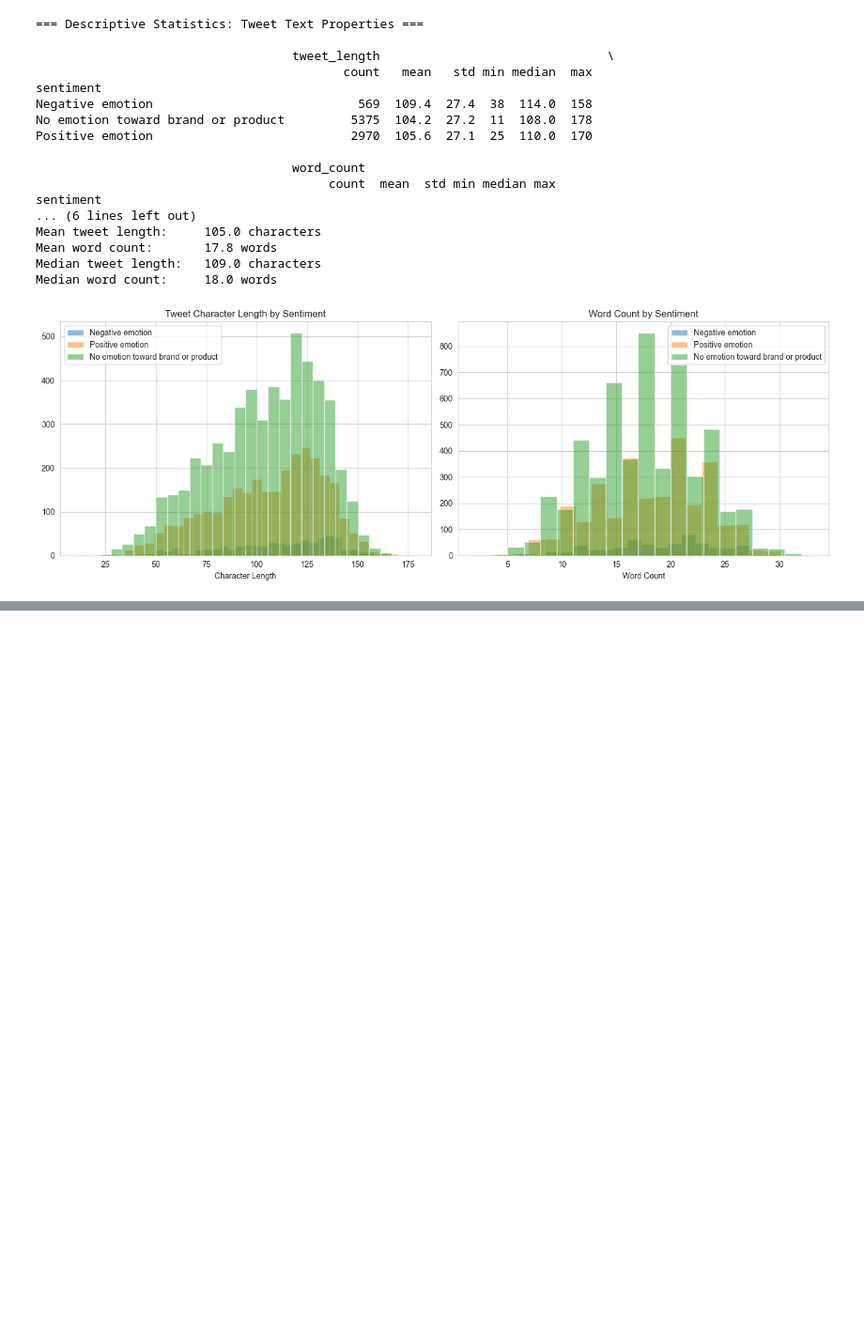
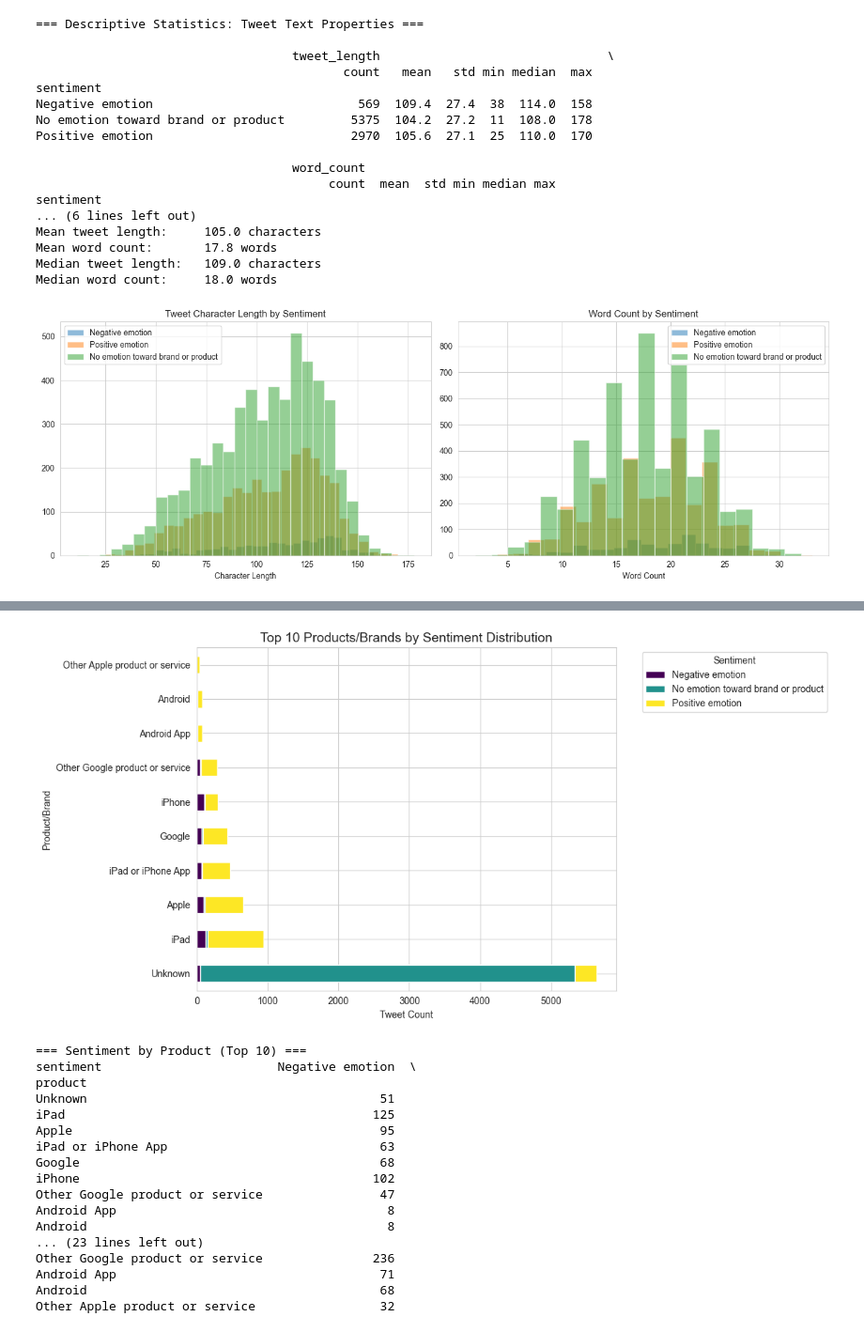
Before and after one commit to GATHIGIMUREITHI/Phase4_Group4_Project, a Jupyter notebook: index.ipynb, the cells around one changed output, grey strips where cells are left out. Shown at 94% size. Drawn from its saved outputs; the diff is of its cells as text; code cells hidden in the pictures; blank space fills up the shorter version.

Commit message:
Product/Brand Breakdown and Summary

```diff
--- a/index.ipynb
+++ b/index.ipynb
@@ -314,0 +338,37 @@ plt.show()
+# %%
+fig, ax = plt.subplots(figsize=(12, 6))
+product_sentiment = pd.crosstab(
+    df['product'].fillna('Not specified'), df['sentiment']
+)
+product_top = product_sentiment.loc[
+    product_sentiment.sum(axis=1).nlargest(10).index
+]
+product_top.plot(kind='barh', stacked=True, ax=ax, colormap='viridis')
+ax.set_title('Top 10 Products/Brands by Sentiment Distribution', fontsize=14)
+ax.set_xlabel('Tweet Count')
+ax.set_ylabel('Product/Brand')
+ax.legend(title='Sentiment', bbox_to_anchor=(1.05, 1), loc='upper left')
+plt.tight_layout()
+plt.show()
+
+print('\n=== Sentiment by Product (Top 10) ===')
+print(product_top)
+# %% [output]
+[figure, added]
+=== Sentiment by Product (Top 10) ===
+sentiment                        Negative emotion  \
+product
+Unknown                                        51
+iPad                                          125
+Apple                                          95
+iPad or iPhone App                             63
+Google                                         68
+iPhone                                        102
+Other Google product or service                47
+Android App                                     8
+Android                                         8
+... (23 lines left out)
+Other Google product or service               236
+Android App                                    71
+Android                                        68
+Other Apple product or service                 32
```
Also changed, not shown: parts of 3 cells of this notebook.
